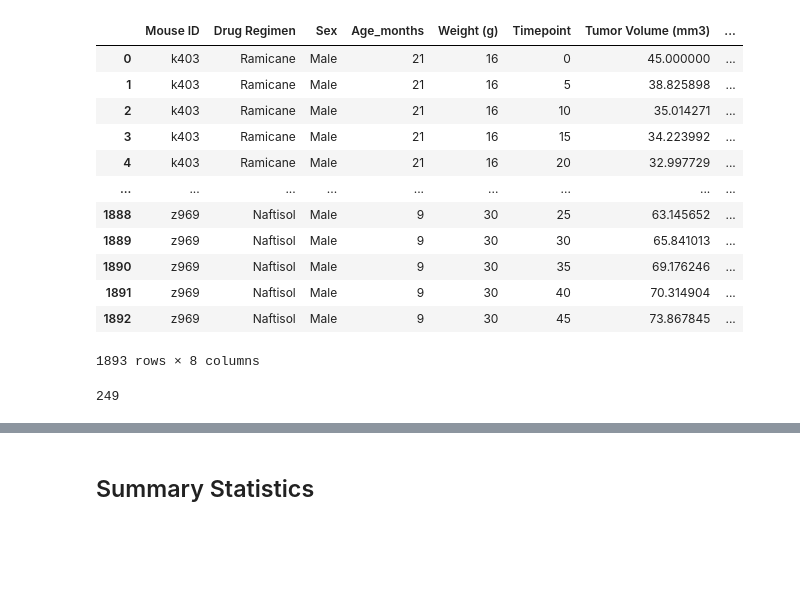
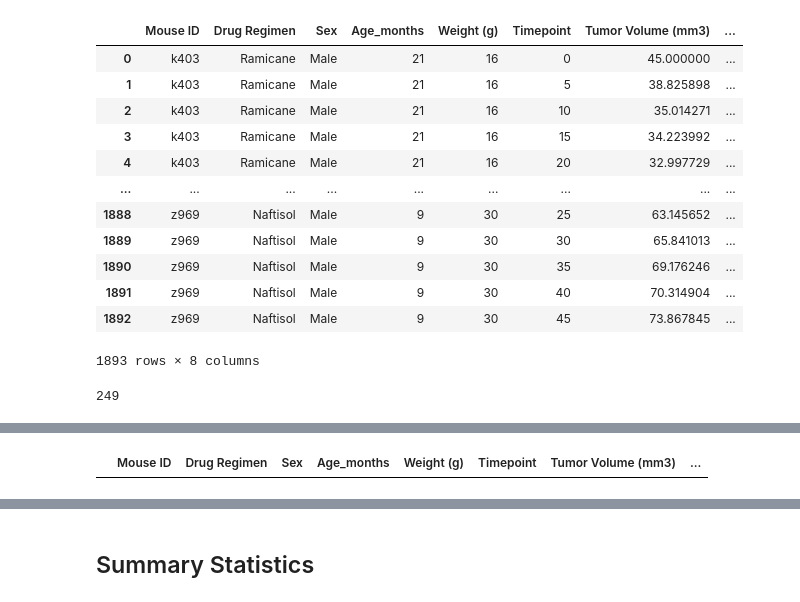
Before and after one commit to taylorsyde/Pymaceuticals-Analysis, a Jupyter notebook: pymaceuticals.ipynb, the cells around one changed output, grey strips where cells are left out. Saved outputs shown, nothing was run; the diff lists cells and outputs as text; code cells hidden in the pictures; blank space fills up the shorter version.

```diff
--- a/pymaceuticals.ipynb
+++ b/pymaceuticals.ipynb
@@ -76,5 +64,0 @@ complete_data.loc[(complete_data['Mouse ID'] == 'g989'),:]
-# %%
-# Create a clean DataFrame by dropping the duplicate mouse by its ID.
-# Found this function on google. I love google.
-clean_data = complete_data.drop_duplicates(subset = ['Mouse ID','Timepoint'])
-clean_data['Mouse ID'].value_counts()
@@ -94,3 +65,8 @@ Name: Mouse ID, Length: 249, dtype: int64
+# %%
+#check to make sure the dupe mouse was dropped
+clean_data[clean_data.duplicated(subset = ['Mouse ID','Timepoint'])]
+# %% [output]
+|  | Mouse ID | Drug Regimen | Sex | Age_months | Weight (g) | Timepoint | Tumor Volume (mm3) | ... |
 # %%
 # Checking the number of mice in the clean DataFrame.
 len(clean_data['Mouse ID'].unique())
```
Also changed, not shown: parts of 10 cells of this notebook.
